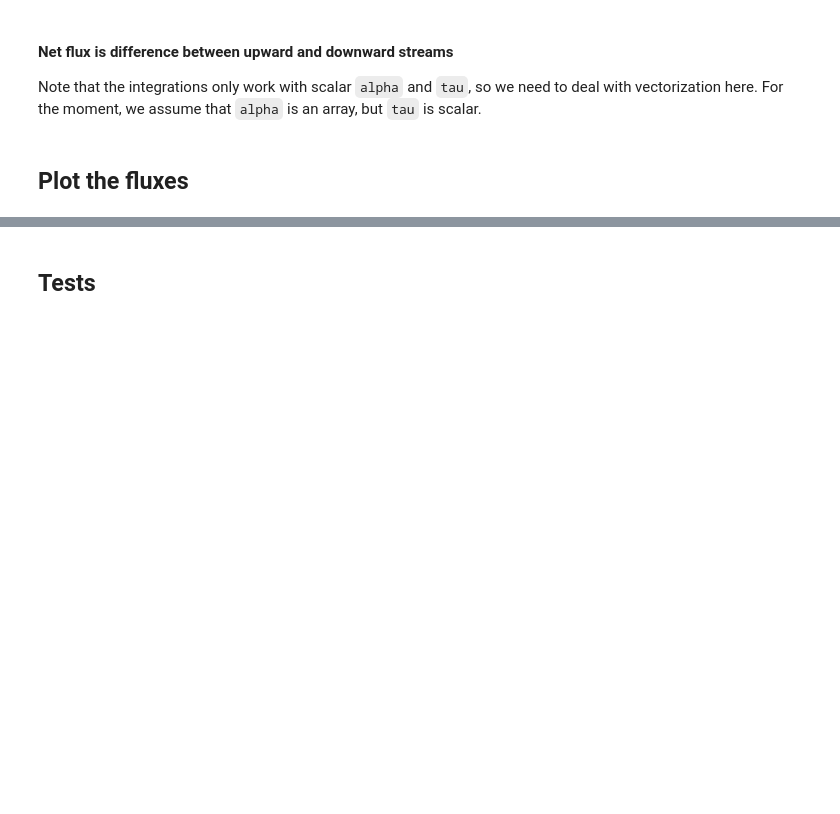
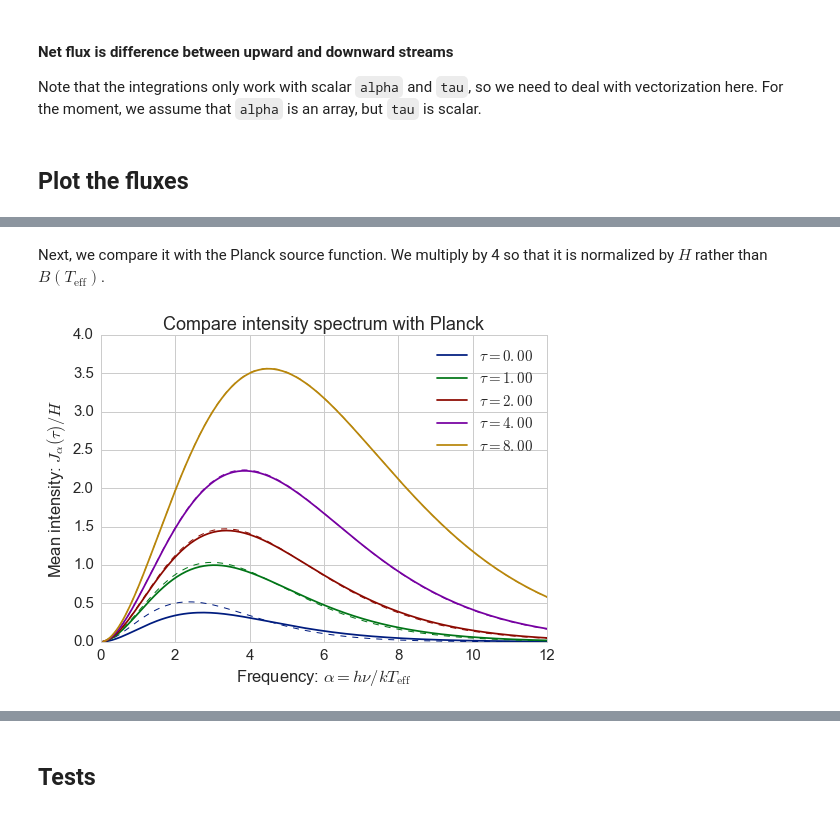
Before and after one commit to deprecated/grey-atmosphere, a Jupyter notebook: Grey Milne Flux.ipynb, the cells around one changed output, grey strips where cells are left out. Saved outputs shown, nothing was run; the diff lists cells and outputs as text; code cells hidden in the pictures; blank space fills up the shorter version.

```diff
--- a/Grey Milne Flux.ipynb
+++ b/Grey Milne Flux.ipynb
@@ -250,0 +295,18 @@ None
+# %% [markdown]
+Next, we compare it with the Planck source function.  We multiply by 4 so that it is normalized by $H$ rather than $B(T_\mathrm{eff})$.
+# %%
+fig, ax = plt.subplots(1, 1)
+colors = 'bgrmy'
+for tau, J, color in zip(taus, Jlist, colors):
+    ax.plot(alpha_pts, J, c=color,
+            label=r'$\tau = {:.2f}$'.format(tau))
+    # B = p(tau)**4 * planck(alpha_pts, tau)
+    B = 4*planck(alpha_pts, tau)
+    ax.plot(alpha_pts, B, lw=1, ls='--', c=color, label=None)
+ax.legend()
+ax.set_xlabel(alpha_label)
+ax.set_ylabel(J_label)
+ax.set_title('Compare intensity spectrum with Planck source function')
+None
+# %% [output]
+[figure, added]
```
Also changed, not shown: parts of 16 cells of this notebook, 1 other file.
